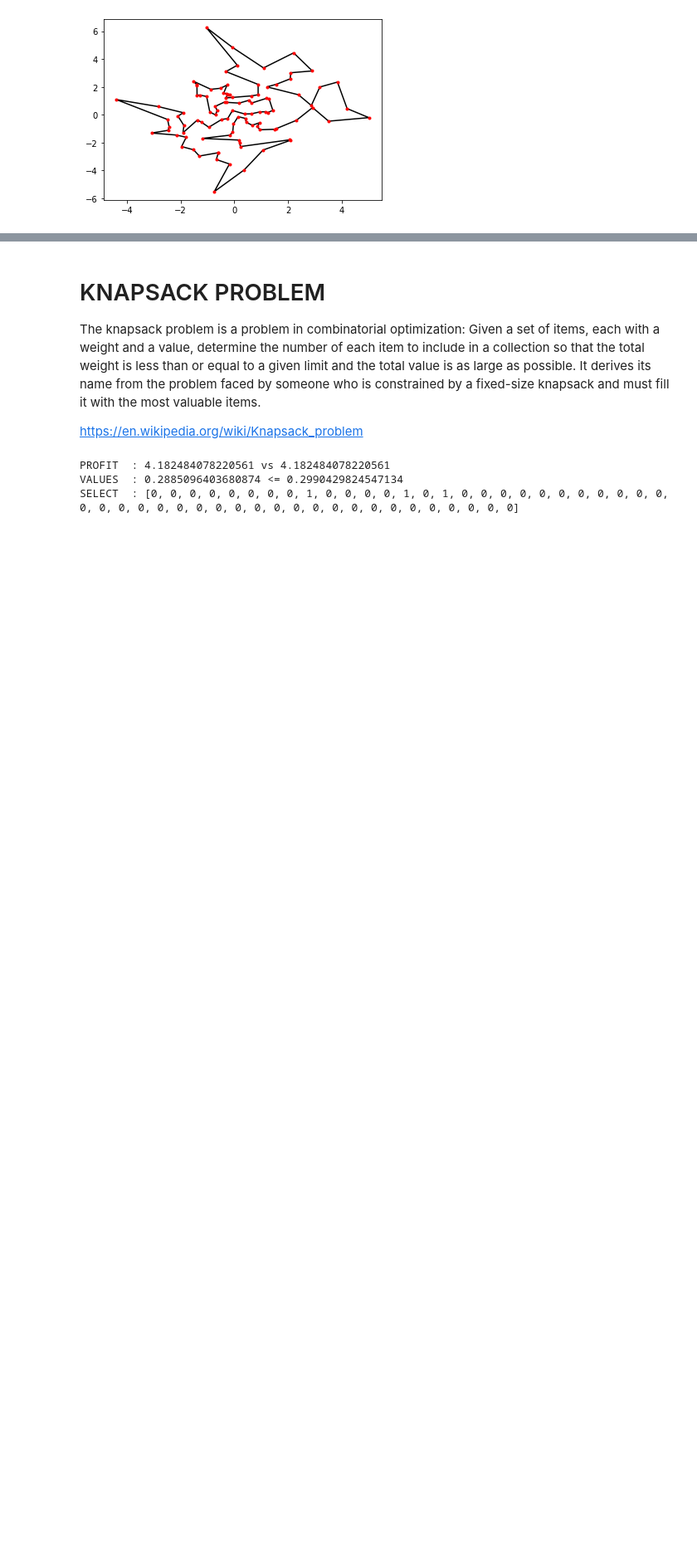
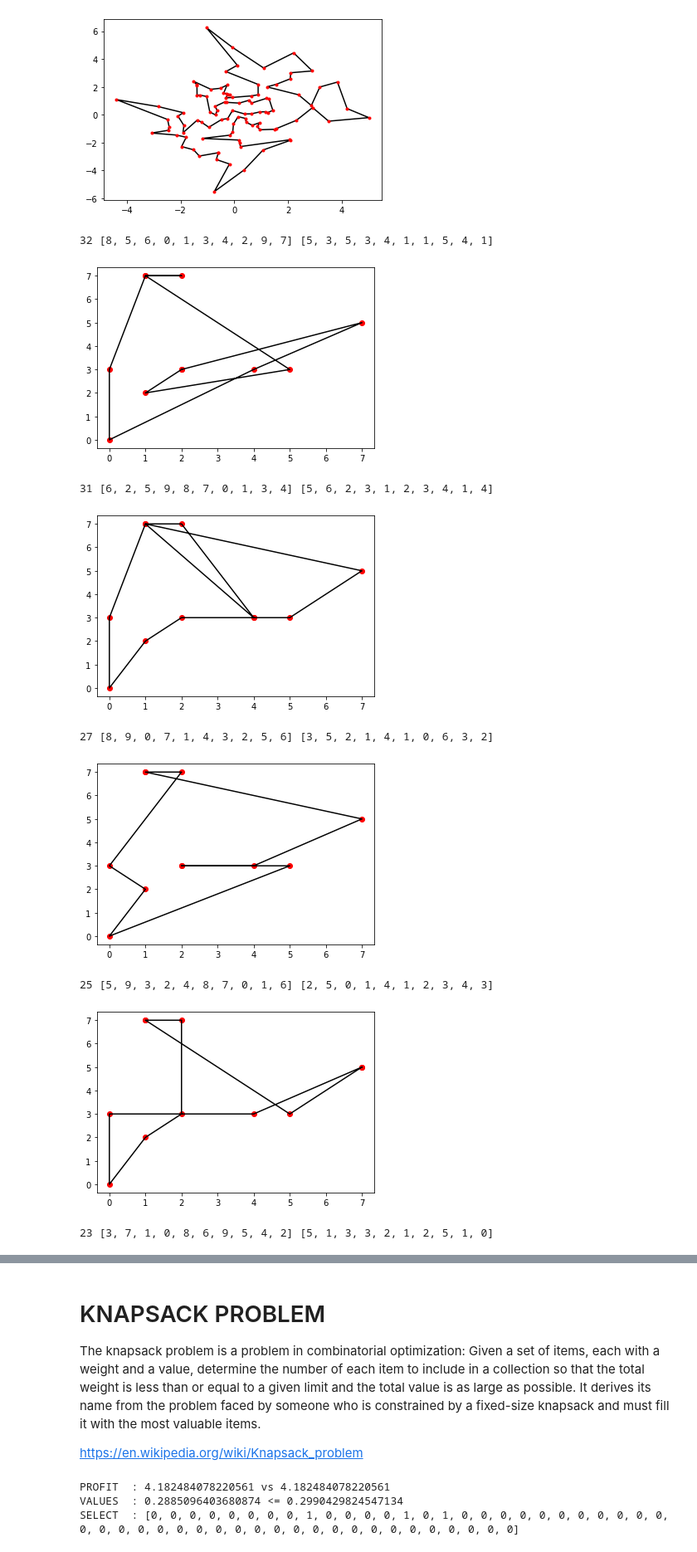
Before and after one commit to maxtuno/PEQNP, a Jupyter notebook: docs/PEQNP.ipynb, the cells around one changed output, grey strips where cells are left out. Shown: that part at 83% size. Drawn from its saved outputs; the diff is of its cells as text; code cells hidden in the pictures; blank space fills up the shorter version.

```diff
--- a/docs/PEQNP.ipynb
+++ b/docs/PEQNP.ipynb
@@ -967,3 +975,48 @@ plt.plot(x, y, 'r.')
 plt.show()
 # %% [output]
 [figure]
+# %%
+import numpy as np
+import peqnp as cnf
+import matplotlib.pyplot as plt
+
+
+n = 10
+
+data = np.random.randint(0, 10, size=(n, 2))
+matrix = np.zeros(shape=(n, n))
+for i in range(n):
+    for j in range(n):
+        matrix[i][j] = int(np.linalg.norm(data[i] - data[j]))
+
+cnf.engine(int(sum(matrix.flatten())).bit_length())
+
+x, y = cnf.matrix_permutation(matrix.flatten(), n)
+
+opt = cnf.oo()
+while True:
+    assert sum(y) < opt
+    if cnf.satisfy(turbo=True):
+        opt = sum(y)
+        print(opt, x, y)
+
+        a, b = zip(*[data[i.value] for i in x + [x[0]]])
+        plt.plot(a, b, 'ro')
+        plt.plot(a, b, 'k-')
+        plt.show('tsp.png')
+        plt.close()
+
+        cnf.clear(x)
+        cnf.clear(y)
+    else:
+        break
+# %% [output]
+32 [8, 5, 6, 0, 1, 3, 4, 2, 9, 7] [5, 3, 5, 3, 4, 1, 1, 5, 4, 1]
+[figure, added]
+31 [6, 2, 5, 9, 8, 7, 0, 1, 3, 4] [5, 6, 2, 3, 1, 2, 3, 4, 1, 4]
+[figure, added]
+27 [8, 9, 0, 7, 1, 4, 3, 2, 5, 6] [3, 5, 2, 1, 4, 1, 0, 6, 3, 2]
+[figure, added]
+25 [5, 9, 3, 2, 4, 8, 7, 0, 1, 6] [2, 5, 0, 1, 4, 1, 2, 3, 4, 3]
+[figure, added]
+23 [3, 7, 1, 0, 8, 6, 9, 5, 4, 2] [5, 1, 3, 3, 2, 1, 2, 5, 1, 0]
```
Also changed, not shown: parts of 2 cells of this notebook.
